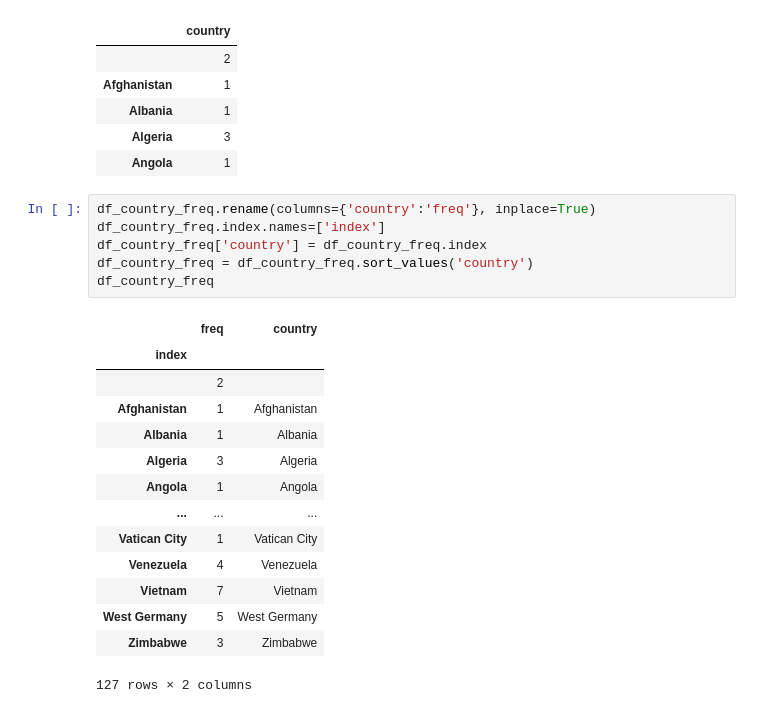
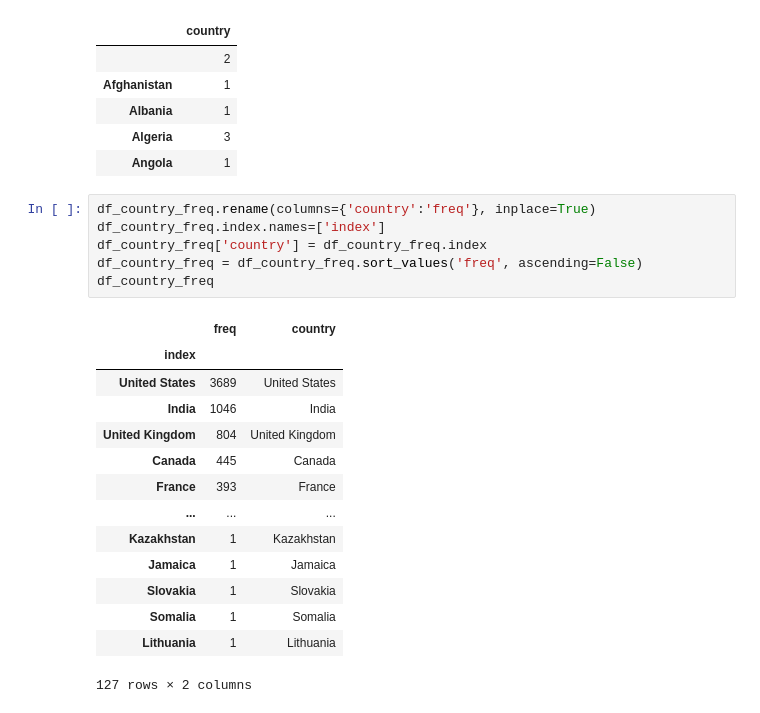
Before and after one commit to WRD397/Projects, a Jupyter notebook: BusinessCase_Netflix_EDA/main.ipynb, the cells around one changed output. Saved outputs shown, nothing was run; the diff lists cells and outputs as text.

```diff
--- a/BusinessCase_Netflix_EDA/main.ipynb
+++ b/BusinessCase_Netflix_EDA/main.ipynb
@@ -560,21 +641,21 @@ df_country_freq.head()
 # %%
 df_country_freq.rename(columns={'country':'freq'}, inplace=True)
 df_country_freq.index.names=['index']
 df_country_freq['country'] = df_country_freq.index
-df_country_freq = df_country_freq.sort_values('country')
+df_country_freq = df_country_freq.sort_values('freq', ascending=False)
 df_country_freq
 # %% [output]
 |  | freq | country |
 | index |  |  |
-|  | 2 |  |
-| Afghanistan | 1 | Afghanistan |
-| Albania | 1 | Albania |
-| Algeria | 3 | Algeria |
-| Angola | 1 | Angola |
+| United States | 3689 | United States |
+| India | 1046 | India |
+| United Kingdom | 804 | United Kingdom |
+| Canada | 445 | Canada |
+| France | 393 | France |
 | ... | ... | ... |
-| Vatican City | 1 | Vatican City |
-| Venezuela | 4 | Venezuela |
-| Vietnam | 7 | Vietnam |
-| West Germany | 5 | West Germany |
-| Zimbabwe | 3 | Zimbabwe |
+| Kazakhstan | 1 | Kazakhstan |
+| Jamaica | 1 | Jamaica |
+| Slovakia | 1 | Slovakia |
+| Somalia | 1 | Somalia |
+| Lithuania | 1 | Lithuania |
 127 rows × 2 columns
```
Also changed, not shown: parts of 33 cells of this notebook.
